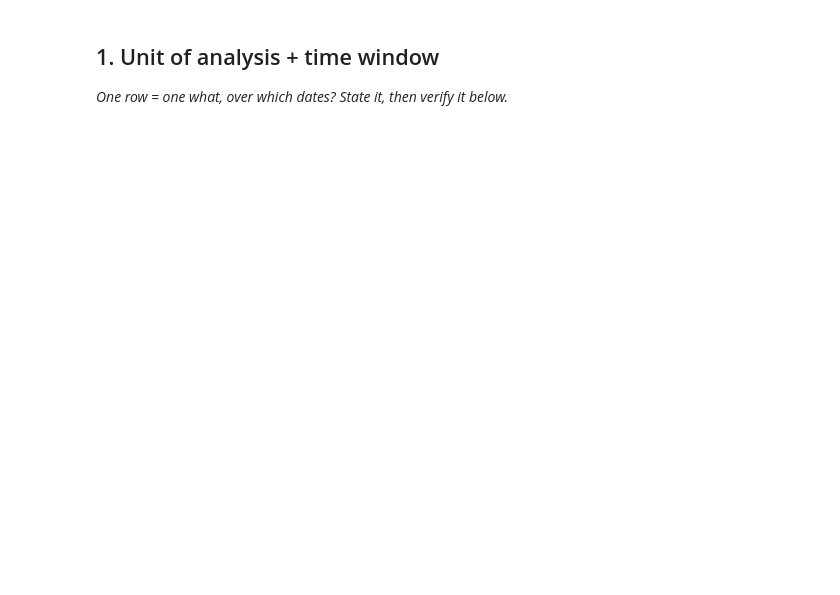
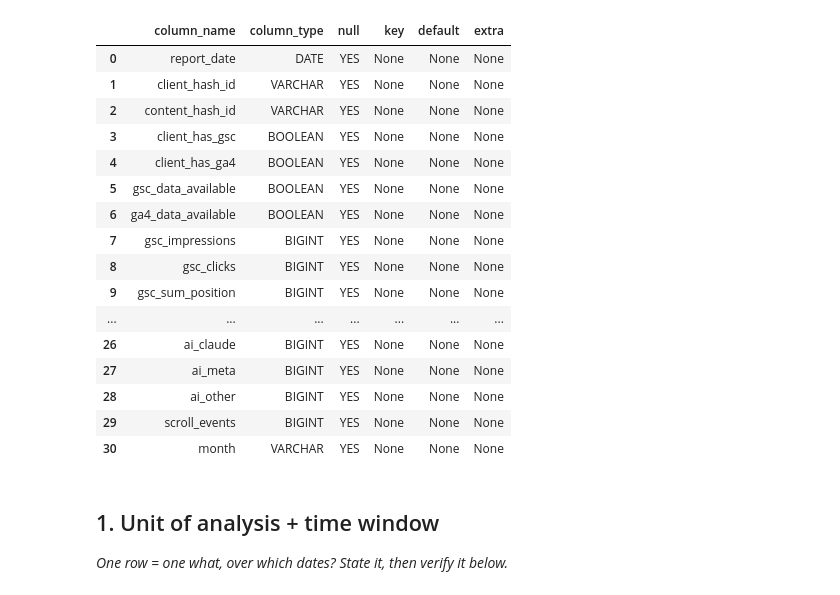
Before and after one commit to irene501/flyrank, a Jupyter notebook: work/notebooks/w03_data_contract.ipynb, the cells around one changed output. Drawn from its saved outputs; the diff is of its cells as text; code cells hidden in the pictures; blank space fills up the shorter version.

```diff
--- a/work/notebooks/w03_data_contract.ipynb
+++ b/work/notebooks/w03_data_contract.ipynb
@@ -6,6 +6,51 @@
 This skeleton is yours to fill. Work the sections **in order** — each one has a one-line hint. Simple words, honest numbers.
 
 > Working with an AI assistant? Tell it to read `skills/README.md` first and load the one skill this assignment names on its card.
+# %%
+import os, getpass
+import duckdb
+
+# Colab: use the Secrets panel (key icon) to set HF_TOKEN, then userdata.get() picks it up.
+try:
+    from google.colab import userdata
+    HF_TOKEN = userdata.get('HF_TOKEN')
+except Exception:
+    HF_TOKEN = os.environ.get('HF_TOKEN') or getpass.getpass('Paste your Hugging Face READ token (hf_...): ')
+
+con = duckdb.connect()
+con.execute(f"CREATE OR REPLACE SECRET hf (TYPE huggingface, TOKEN '{HF_TOKEN}')")
+
+REL = 'hf://datasets/FlyRank/internship-warehouse'
+
+# Point straight at the March partition -- this is a mid-panel month, not the
+# sealed final month (2026-06) and not the _sample table (that IS the final month).
+TABLES = {
+    'dim_clients':  f"read_parquet('{REL}/dim_clients.parquet')",
+    'dim_content':  f"read_parquet('{REL}/dim_content.parquet')",
+    'fact_march':   f"read_parquet('{REL}/fact_content_daily_performance/month=2026-03/*.parquet')",
+}
+
+# DESCRIBE touches Parquet metadata/schema only -- near-free, and it tells us the
+# real column names before we write a single WHERE clause against them.
+con.sql(f"DESCRIBE SELECT * FROM {TABLES['fact_march']}").df()
+# %% [output]
+|  | column_name | column_type | null | key | default | extra |
+| 0 | report_date | DATE | YES | None | None | None |
+| 1 | client_hash_id | VARCHAR | YES | None | None | None |
+| 2 | content_hash_id | VARCHAR | YES | None | None | None |
+| 3 | client_has_gsc | BOOLEAN | YES | None | None | None |
+| 4 | client_has_ga4 | BOOLEAN | YES | None | None | None |
+| 5 | gsc_data_available | BOOLEAN | YES | None | None | None |
+| 6 | ga4_data_available | BOOLEAN | YES | None | None | None |
+| 7 | gsc_impressions | BIGINT | YES | None | None | None |
+| 8 | gsc_clicks | BIGINT | YES | None | None | None |
+| 9 | gsc_sum_position | BIGINT | YES | None | None | None |
+| ... | ... | ... | ... | ... | ... | ... |
+| 26 | ai_claude | BIGINT | YES | None | None | None |
+| 27 | ai_meta | BIGINT | YES | None | None | None |
+| 28 | ai_other | BIGINT | YES | None | None | None |
+| 29 | scroll_events | BIGINT | YES | None | None | None |
+| 30 | month | VARCHAR | YES | None | None | None |
 # %% [markdown]
 ## 1. Unit of analysis + time window
 
```
Also changed, not shown: parts of 8 cells of this notebook.
